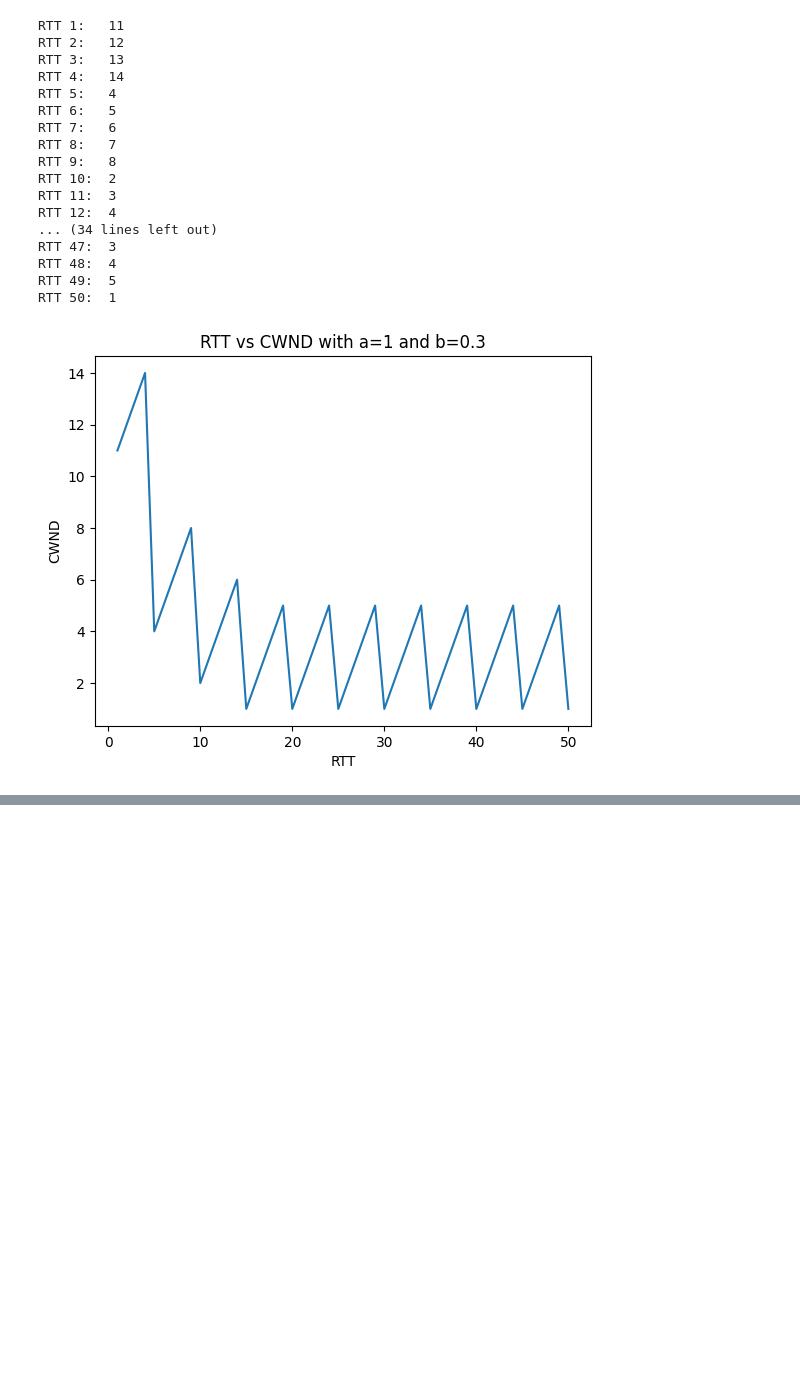
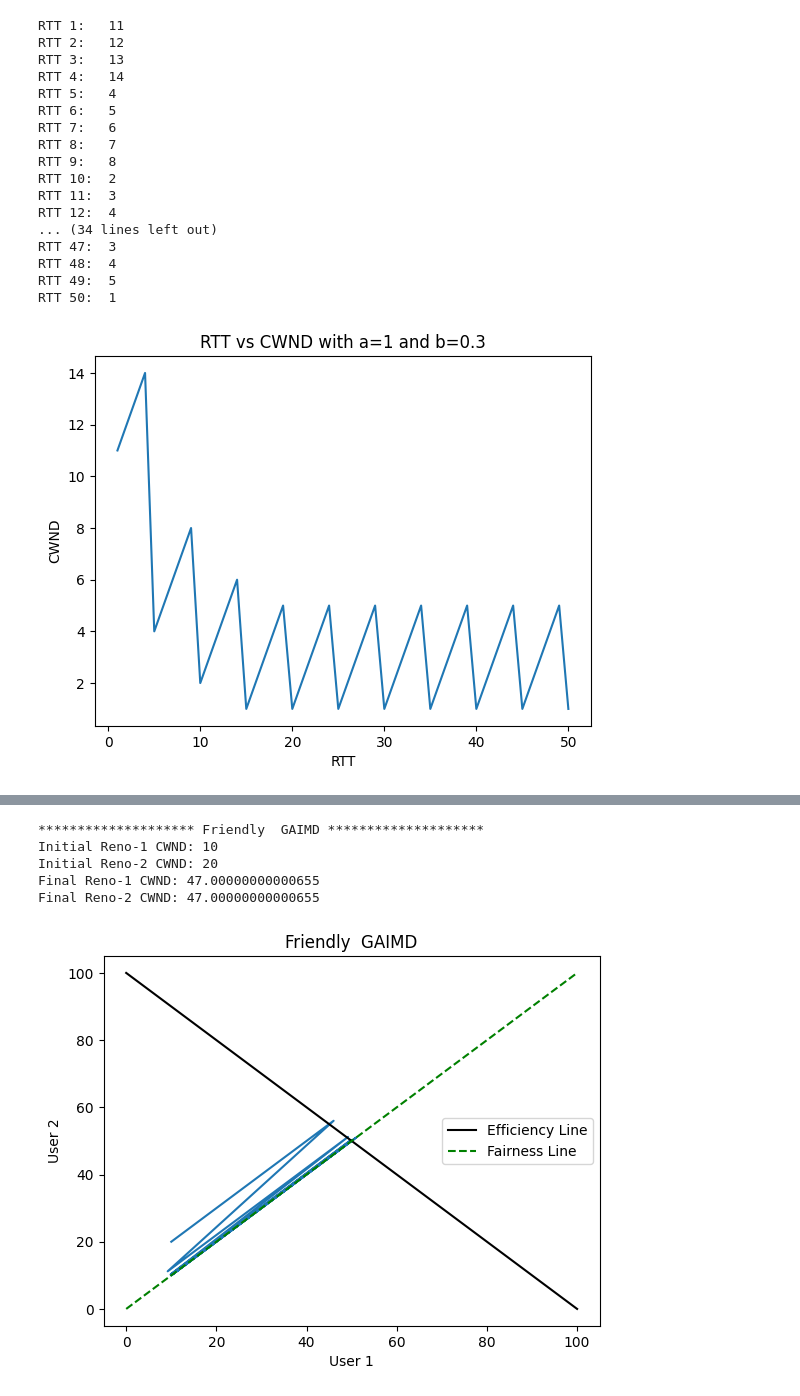
Before and after one commit to Andrelim99/CZ4052-Cloud-Computing, a Jupyter notebook: Assignment 1/main.ipynb, the cells around one changed output, grey strips where cells are left out. Saved outputs shown, nothing was run; the diff lists cells and outputs as text; code cells hidden in the pictures; blank space fills up the shorter version.

```diff
--- a/Assignment 1/main.ipynb
+++ b/Assignment 1/main.ipynb
@@ -265,0 +316,51 @@ Final Reno-2 CWND: 38.0
+# %%
+# Friendly GAIMD
+ITERATESMAX = 5000 # You can adjust this value as needed
+# Max Capacity of the network
+C = 100
+
+# Params
+ALPHA = 1
+BETA = 0.5
+
+alphas = [1, 1]
+
+betas = [0.2, 0.2]
+
+init_cwnds = [10, 20]
+
+# ssthresholds = [float('inf'), float('inf')]
+
+# exponents = [1/3, 1/3]
+
+# Users
+num_users = len(alphas)
+users = []
+
+for i in range(num_users):
+    users.append(GAIMD(alphas[i], betas[i], init_cwnds[i]))
+
+name = "Friendly  GAIMD"
+print("*"*20 +f" {name} " + "*"*20)
+
+# Display the initial values
+for i, u in enumerate(users):
+    print(f"Initial Reno-{i+1} CWND:", u.RTT_tracker[0])
+
+# Simulate the network
+network = Network(C, users)
+for i in range(1, ITERATESMAX):
+    network.run_one_RTT()
+
+# Display the final values
+for i, u in enumerate(users):
+    print(f"Final Reno-{i+1} CWND:", u.RTT_tracker[-1])
+
+network.visualise(name)
+# %% [output]
+******************** Friendly  GAIMD ********************
+Initial Reno-1 CWND: 10
+Initial Reno-2 CWND: 20
+Final Reno-1 CWND: 47.00000000000655
+Final Reno-2 CWND: 47.00000000000655
+[figure, added]
```
Also changed, not shown: parts of 8 cells of this notebook.
